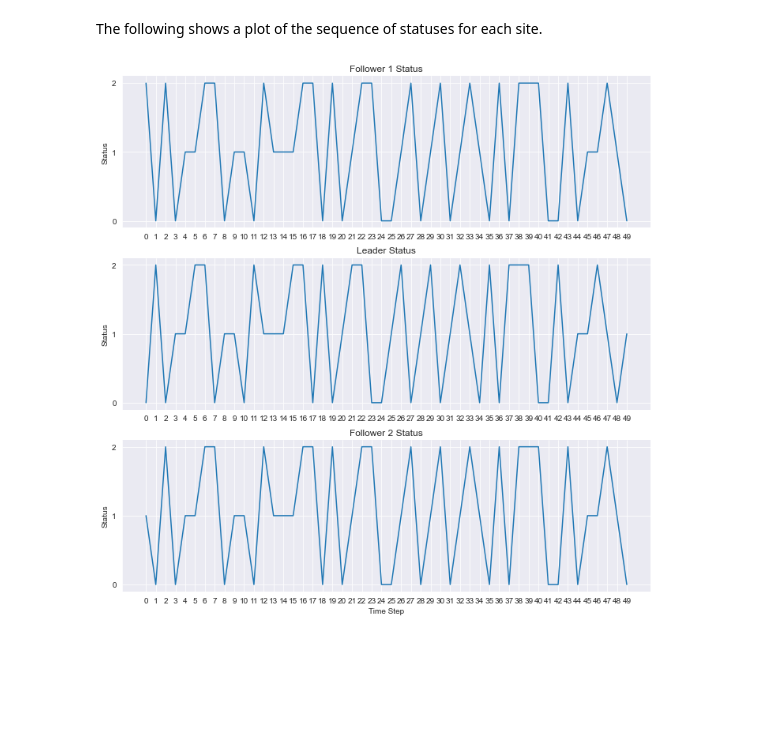
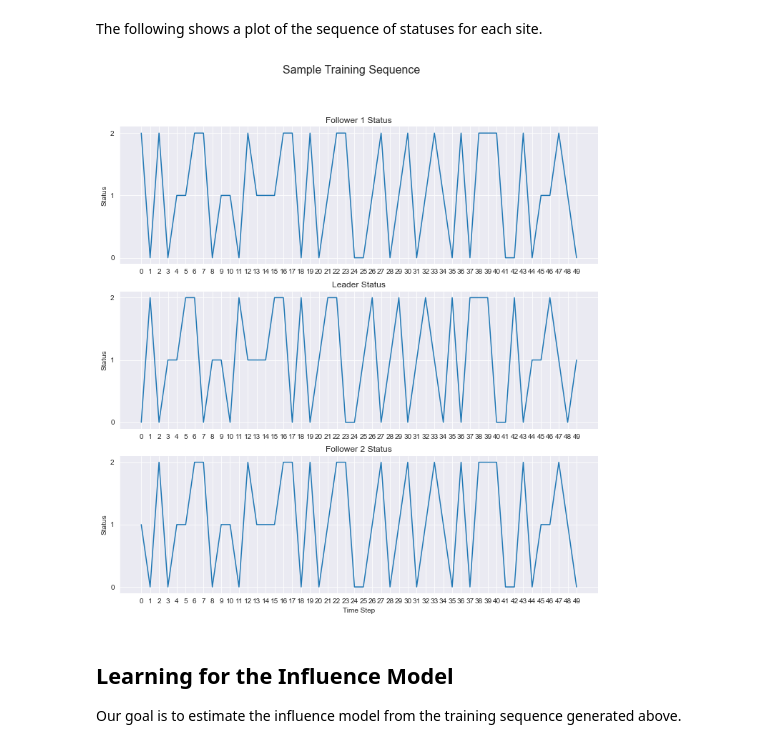
Before and after one commit to keelerh/influence, a Jupyter notebook: observed_influence_model.ipynb, the cells around one changed output. Drawn from its saved outputs; the diff is of its cells as text; code cells hidden in the pictures; blank space fills up the shorter version.

```diff
--- a/observed_influence_model.ipynb
+++ b/observed_influence_model.ipynb
@@ -69,43 +83,45 @@ applying its evolution equations
     \mathbf{p}'[k+1] &\overset{\Delta}{=} \mathbf{s}'[k]H \\
     \mathbf{s}'[k+1] &\overset{\Delta}{=} MultiRealize(\mathbf{p}'[k+1])
 \end{aligned}
-# %%
-NUM_TIMESTEPS = 50
-states = []
-for _ in range(NUM_TIMESTEPS):
-    states.append(np.transpose(model.get_state_vector()))
-    next(model)
+# %%
+NUM_TIMESTEPS = 500
+states = []
+n = len(model.sites)
+observations = {i: [] for i in range(n)}
+for _ in range(NUM_TIMESTEPS):
+    state = np.transpose(model.get_state_vector())
+    states.append(state)
+    for i, site in enumerate(model.sites):
+        idx_arr = np.where(np.transpose(site.s)[0] == 1)
+        status = idx_arr[0][0]
+        observations[i].append(status)
+    next(model)
 # %% [markdown]
 The following shows a plot of the sequence of statuses for each site.
 # %%
 import matplotlib.pyplot as plt
 import seaborn as sns
 
-def map_status(arr: np.ndarray) -> int:
-    indicator_vec_to_status = {
-        (1, 0, 0): 0,
-        (0, 1, 0): 1,
-        (0, 0, 1): 2,
-    }
-    return indicator_vec_to_status[tuple(arr)]
-
-follower_1_statuses = list(map(map_status, [state[0][:3] for state in states]))
-leader_statuses = list(map(map_status, [state[0][3:6] for state in states]))
-follower_2_statuses = list(map(map_status, [state[0][6:9] for state in states]))
-
 fig, ax = plt.subplots(3, 1, figsize=(12, 12))
 
-ax[0].plot(follower_1_statuses)
+NUM_TIMESTEPS_TO_PLOT = 50
+
+ax[0].plot(observations[0][:NUM_TIMESTEPS_TO_PLOT])
 ax[0].set_title('Follower 1 Status')
 
-ax[1].plot(leader_statuses)
+ax[1].plot(observations[1][:NUM_TIMESTEPS_TO_PLOT])
 ax[1].set_title('Leader Status')
 
-ax[2].plot(follower_2_statuses)
+ax[2].plot(observations[2][:NUM_TIMESTEPS_TO_PLOT])
 ax[2].set_title('Follower 2 Status')
 
+fig.suptitle('Sample Training Sequence', fontsize=16)
 plt.xlabel('Time Step')
-plt.setp(ax, xticks=range(NUM_TIMESTEPS), ylabel='Status', yticks=[0, 1, 2])
+plt.setp(ax, xticks=range(NUM_TIMESTEPS_TO_PLOT), ylabel='Status', yticks=[0, 1, 2])
 sns.despine()
 # %% [output]
-[figure, old version]
+[figure, new version]
+# %% [markdown]
+## Learning for the Influence Model
+
+Our goal is to estimate the influence model from the training sequence generated above.
```
Also changed, not shown: parts of 11 cells of this notebook, 1 other file.
